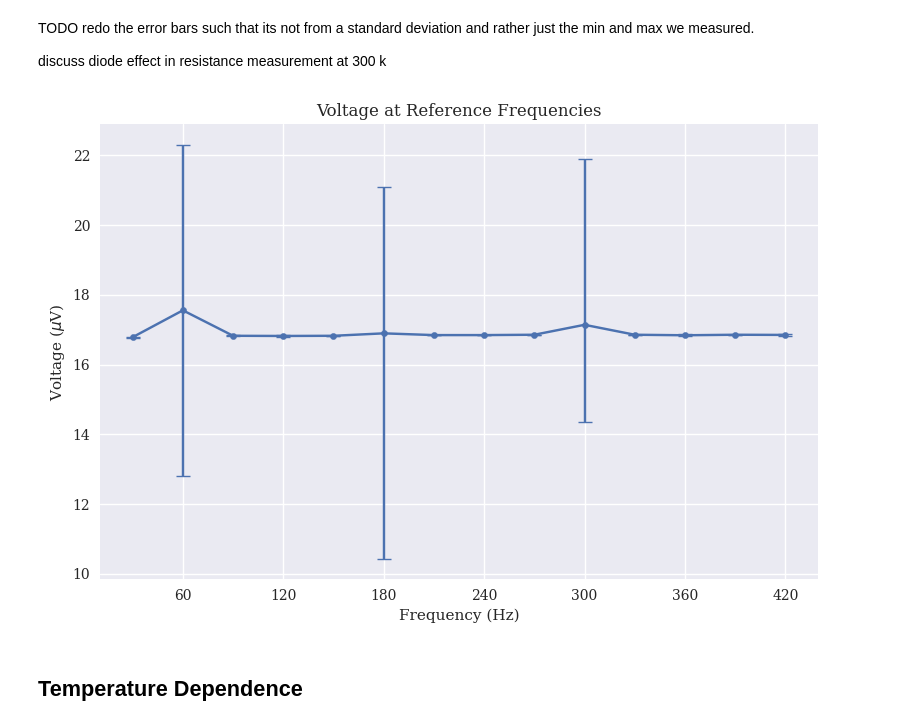
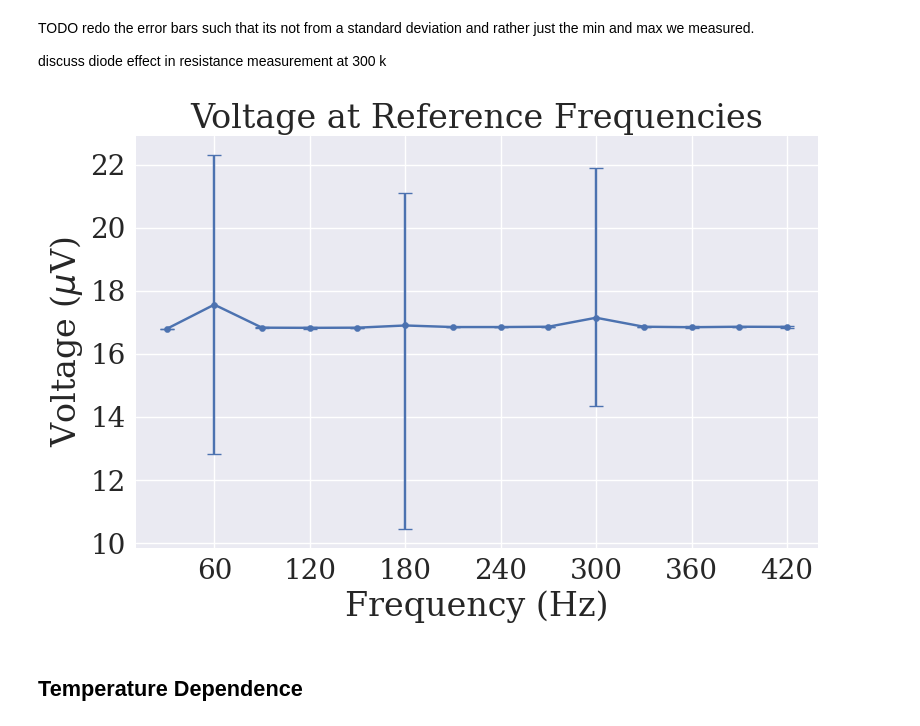
Before and after one commit to denzelayala1/lab-data-F23, a Jupyter notebook: superconductivity/analysis/dataSC.ipynb, the cells around one changed output. Saved outputs shown, nothing was run; the diff lists cells and outputs as text; code cells hidden in the pictures.

```diff
--- a/superconductivity/analysis/dataSC.ipynb
+++ b/superconductivity/analysis/dataSC.ipynb
@@ -98,33 +101,34 @@ discuss diode effect in resistance measurement at 300 k
 # %%
 lockinDF = pd.read_csv("LockInAmp.csv")
 lockinDF.columns = ['freq','min','max','avg']
 
 min = lockinDF['avg'] - lockinDF['min']
 min = min.to_numpy()
 max = lockinDF['max'] - lockinDF['avg']
 max = max.to_numpy()
 y_err = np.array([min,max])
 
-plt.style.use('seaborn-v0_8')
+plt.style.use('seaborn')
 plt.rcParams['font.family'] = 'serif'
 
-ax = lockinDF.plot.scatter(x = 'freq', y = 'avg', title = 'Voltage at Reference Frequencies')
+ax = lockinDF.plot.scatter(x = 'freq', y = 'avg', fontsize=20)
 (_, caps, _) = plt.errorbar(lockinDF['freq'], lockinDF['avg'], yerr= y_err, capsize = 5)
 for cap in caps:
     cap.set_markeredgewidth(1)
 
 
 ax.xaxis.set_major_locator(plt.MultipleLocator(60))
-
-plt.xlabel('Frequency (Hz)')
-plt.ylabel('Voltage ($\mu$V)')
+plt.title('Voltage at Reference Frequencies', fontsize = 24)
+plt.xlabel('Frequency (Hz)', fontsize=24)
+plt.ylabel('Voltage ($\mu$V)', fontsize=24)
 plt.tight_layout()
 ax.tick_params(axis='both', which='both', direction = 'in')
 
 
 plt.savefig(figure_directory + 'lockin_frequency_dependence.pgf')
+plt.savefig(figure_directory + 'lockin_frequency_dependence.png')
 # %% [output]
-[figure, old version]
+[figure, new version]
 # %% [markdown]
 ## Temperature Dependence
 # %% [markdown]
```
Also changed, not shown: parts of 7 cells of this notebook, 23 other files.
